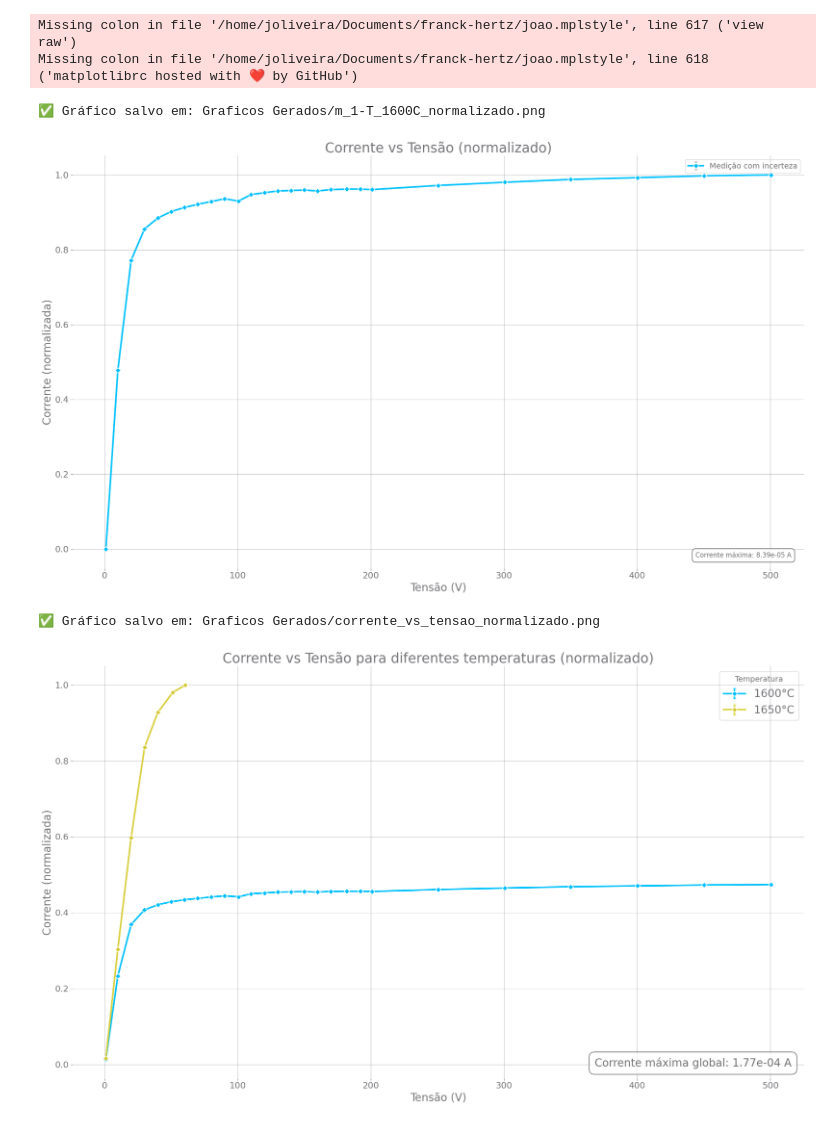
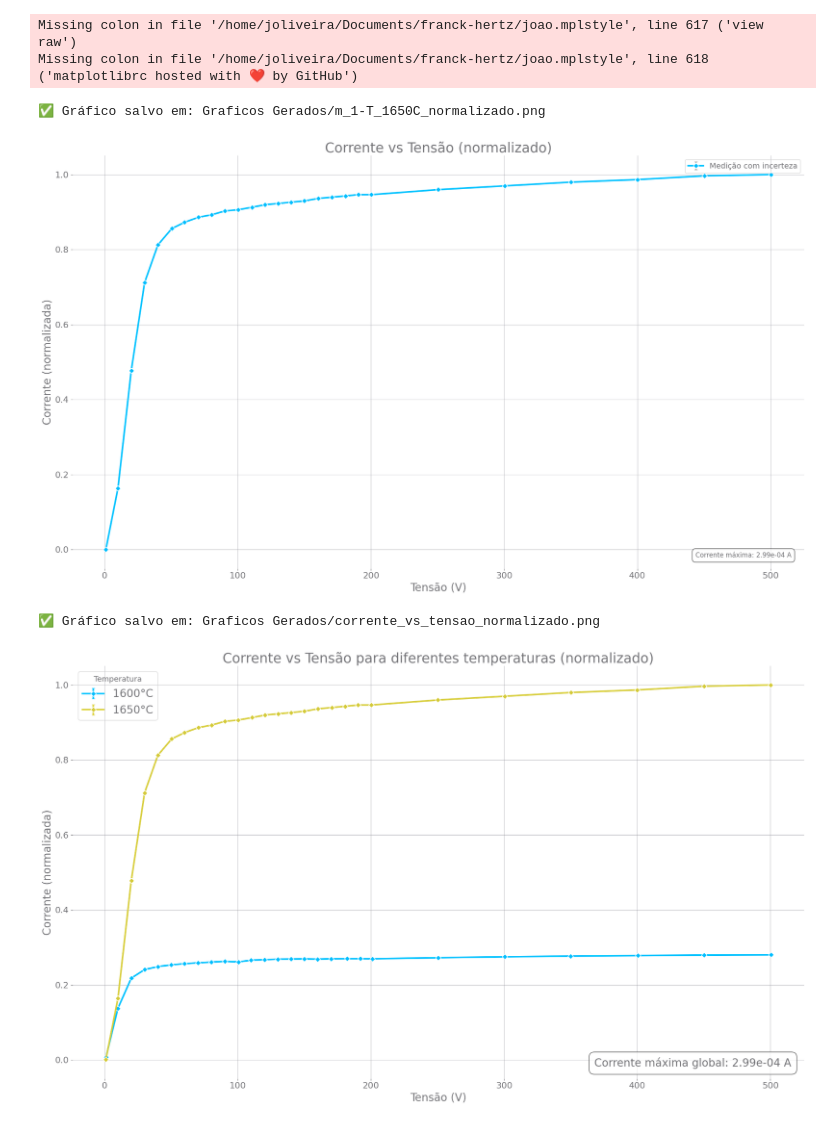
Before and after one commit to coppernium/termoionico, a Jupyter notebook: Gráficos.ipynb, the cells around one changed output. Cells and saved outputs as stored; diff of their text form; code cells hidden in the pictures.

Commit message:
Dados obtidos para 1650

```diff
--- a/Gráficos.ipynb
+++ b/Gráficos.ipynb
@@ -250,21 +250,21 @@ def plot_corrente_tensao_pasta(
         plt.show()
 # %%
 plot_corrente_tensao(
-    caminho_arquivo="Dados Obtidos 06.11.2025/m_1-T_1600C.ods",
+    caminho_arquivo="Dados Obtidos 06.11.2025/m_1-T_1650C.ods",
     normalizar=True,
     salvar=True,
     mostrar_fitting=False,  # mostra o ajuste da Lei de Child-Langmuir
     pasta_saida="Graficos Gerados/"
 )
 # Normalizar e salvar
 plot_corrente_tensao_pasta(
     pasta_dados="Dados Obtidos 06.11.2025/",
     normalizar=True,
     salvar=True,
     pasta_saida="Graficos Gerados/"
 )
 # %% [output]
-✅ Gráfico salvo em: Graficos Gerados/m_1-T_1600C_normalizado.png
+✅ Gráfico salvo em: Graficos Gerados/m_1-T_1650C_normalizado.png
-[figure, old version]
+[figure, new version]
 ✅ Gráfico salvo em: Graficos Gerados/corrente_vs_tensao_normalizado.png
-[figure, old version]
+[figure, new version]
```
Also changed, not shown: 5 other files.
